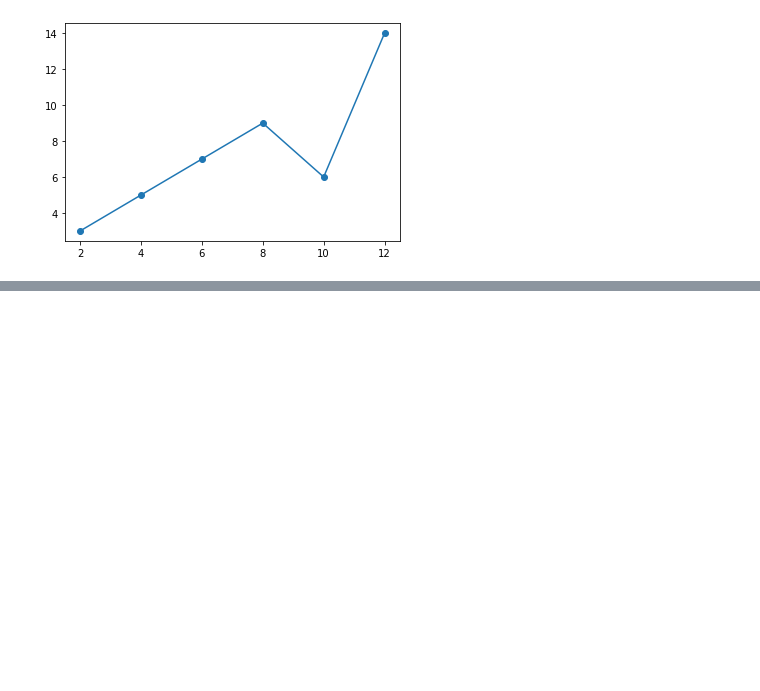
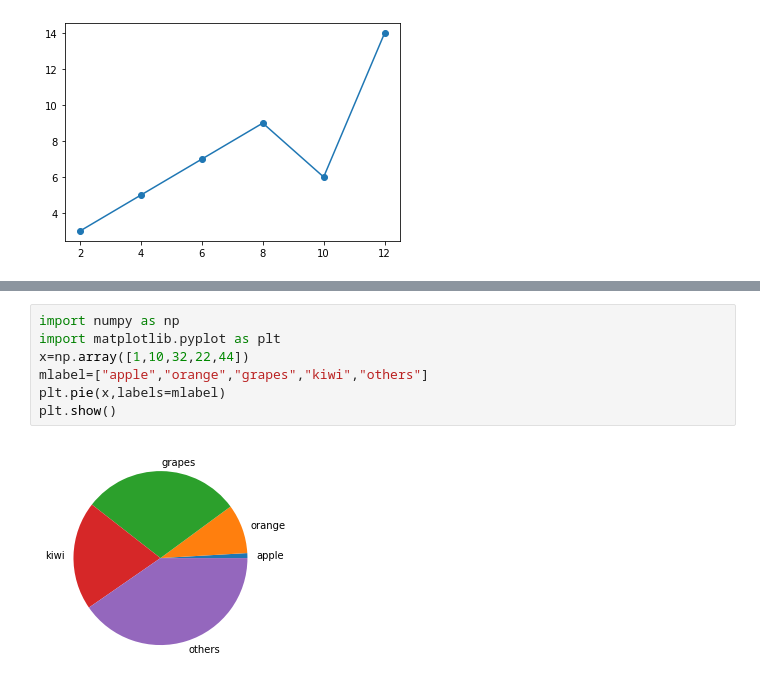
Before and after one commit to AswathiManoj0/S3, a Jupyter notebook: DATASCIENCE/graph.py.ipynb, the cells around one changed output, grey strips where cells are left out. Drawn from its saved outputs; the diff is of its cells as text; blank space fills up the shorter version.

```diff
--- a/DATASCIENCE/graph.py.ipynb
+++ b/DATASCIENCE/graph.py.ipynb
@@ -36,0 +60,9 @@ plt.show()
+# %%
+import numpy as np
+import matplotlib.pyplot as plt
+x=np.array([1,10,32,22,44])
+mlabel=["apple","orange","grapes","kiwi","others"]
+plt.pie(x,labels=mlabel)
+plt.show()
+# %% [output]
+[figure, added]
```
Also changed, not shown: parts of 2 cells of this notebook.
